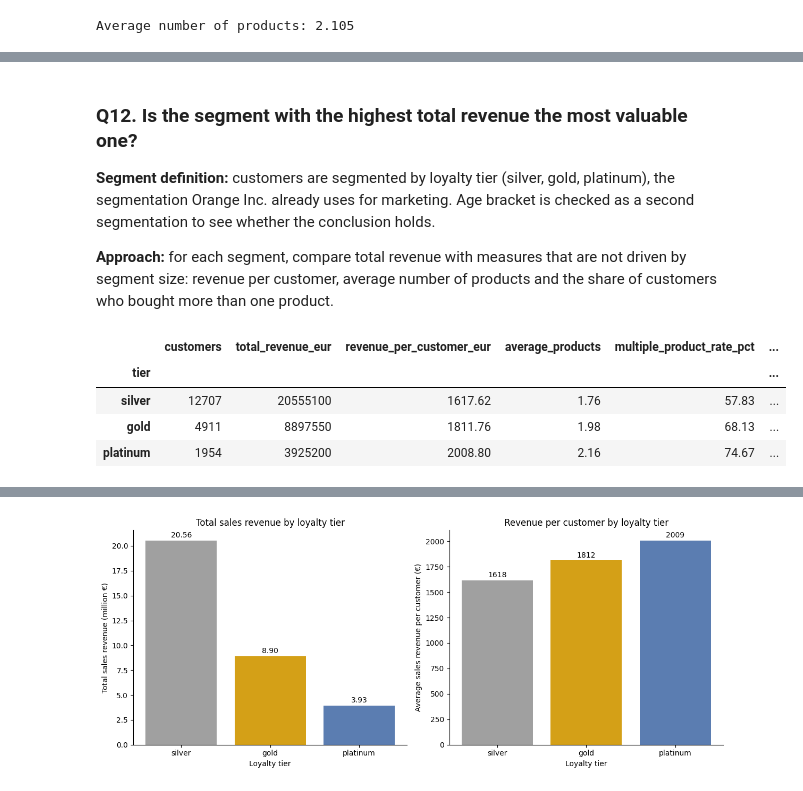
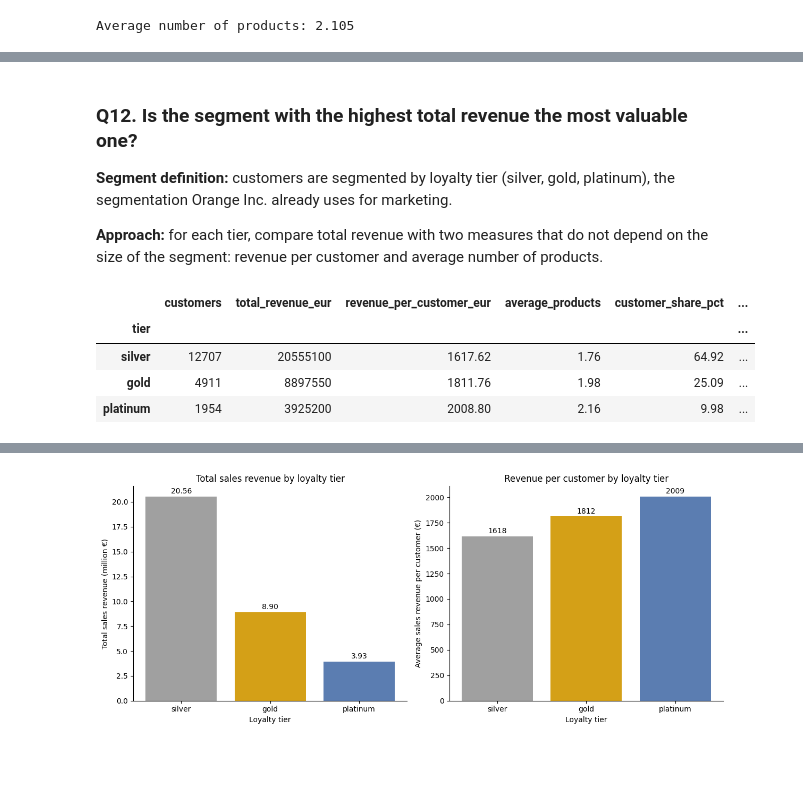
Before and after one commit to Mturco3/orange-inc-customer-analytics, a Jupyter notebook: notebooks/orange_inc_analysis.ipynb, the cells around one changed output, grey strips where cells are left out. Saved outputs shown, nothing was run; the diff lists cells and outputs as text; code cells hidden in the pictures; blank space fills up the shorter version.

```diff
--- a/notebooks/orange_inc_analysis.ipynb
+++ b/notebooks/orange_inc_analysis.ipynb
@@ -16,21 +19,11 @@ import pandas as pd
 
 PRODUCT_COLUMNS = ["oPhone", "oWatch", "oPods", "oTV"]
 TIER_ORDER = ["silver", "gold", "platinum"]
-AGE_ORDER = ["18-25", "25-34", "34-50", ">50"]
 
-NOTEBOOK_DIR = Path.cwd()
-PROJECT_ROOT = NOTEBOOK_DIR.parent
-REPO_DATA_PATH = PROJECT_ROOT / "data" / "raw" / "orange_inc.csv"
+DATA_PATH = Path("../data/orange_inc.csv")
+IMAGES_DIR = Path("../Images")
+IMAGES_DIR.mkdir(exist_ok=True)
 
-# In the repo the CSV lives in data/raw; as a standalone submission it sits next to the notebook
-if REPO_DATA_PATH.exists():
-    OUTPUT_ROOT = PROJECT_ROOT
-    DATA_PATH = REPO_DATA_PATH
-else:
-    OUTPUT_ROOT = NOTEBOOK_DIR
-    DATA_PATH = NOTEBOOK_DIR / "orange_inc.csv"
-
-IMAGES_DIR = OUTPUT_ROOT / "Images"
-IMAGES_DIR.mkdir(exist_ok=True)
-print(f"Reading data from: {DATA_PATH}")
+orange_data = pd.read_csv(DATA_PATH, na_values="-", parse_dates=["date"])
+print(f"orange_data: {orange_data.shape[0]} rows, {orange_data.shape[1]} columns")
 # %% [output]
@@ -368,28 +320,17 @@ The dataset records one transaction per customer, so a customer may own products
 ### Q12. Is the segment with the highest total revenue the most valuable one?
 
 **Segment definition:** customers are segmented by loyalty tier (silver, gold, platinum), the segmentation Orange Inc. already uses for marketing.
-Age bracket is checked as a second segmentation to see whether the conclusion holds.
 
-**Approach:** for each segment, compare total revenue with measures that are not driven by segment size:
-revenue per customer, average number of products and the share of customers who bought more than one product.
+**Approach:** for each tier, compare total revenue with two measures that do not depend on the size of the segment: revenue per customer and average number of products.
 # %%
-def segment_performance(customers: pd.DataFrame, segment_column: str, segment_order: list[str]) -> pd.DataFrame:
-    """Summarise customer count, revenue and cross-selling measures per segment."""
-    grouped = customers.groupby(segment_column)
-    performance = grouped.agg(customers=("user_id", "size"), total_revenue_eur=("sales_revenue", "sum"), revenue_per_customer_eur=("sales_revenue", "mean"), average_products=("number_of_products", "mean"), multiple_product_rate=("purchased_multiple_products", "mean"))
-    performance = performance.reindex(segment_order)
-    performance["multiple_product_rate"] = performance["multiple_product_rate"] * 100
-    performance = performance.rename(columns={"multiple_product_rate": "multiple_product_rate_pct"})
-    performance["customer_share_pct"] = performance["customers"] / performance["customers"].sum() * 100
-    performance["revenue_share_pct"] = performance["total_revenue_eur"] / performance["total_revenue_eur"].sum() * 100
-    return performance.round(2)
-
-
-tier_performance = segment_performance(orange_data_clean, "tier", TIER_ORDER)
-tier_performance
+tier_performance = orange_data_clean.groupby("tier").agg(customers=("user_id", "size"), total_revenue_eur=("sales_revenue", "sum"), revenue_per_customer_eur=("sales_revenue", "mean"), average_products=("number_of_products", "mean"))
+tier_performance = tier_performance.reindex(TIER_ORDER)
+tier_performance["customer_share_pct"] = tier_performance["customers"] / tier_performance["customers"].sum() * 100
+tier_performance["revenue_share_pct"] = tier_performance["total_revenue_eur"] / tier_performance["total_revenue_eur"].sum() * 100
+tier_performance.round(2)
 # %% [output]
-|  | customers | total_revenue_eur | revenue_per_customer_eur | average_products | multiple_product_rate_pct | ... |
+|  | customers | total_revenue_eur | revenue_per_customer_eur | average_products | customer_share_pct | ... |
 | tier |  |  |  |  |  | ... |
-| silver | 12707 | 20555100 | 1617.62 | 1.76 | 57.83 | ... |
-| gold | 4911 | 8897550 | 1811.76 | 1.98 | 68.13 | ... |
-| platinum | 1954 | 3925200 | 2008.80 | 2.16 | 74.67 | ... |
+| silver | 12707 | 20555100 | 1617.62 | 1.76 | 64.92 | ... |
+| gold | 4911 | 8897550 | 1811.76 | 1.98 | 25.09 | ... |
+| platinum | 1954 | 3925200 | 2008.80 | 2.16 | 9.98 | ... |
```
Also changed, not shown: parts of 12 cells of this notebook, 3 other files.
